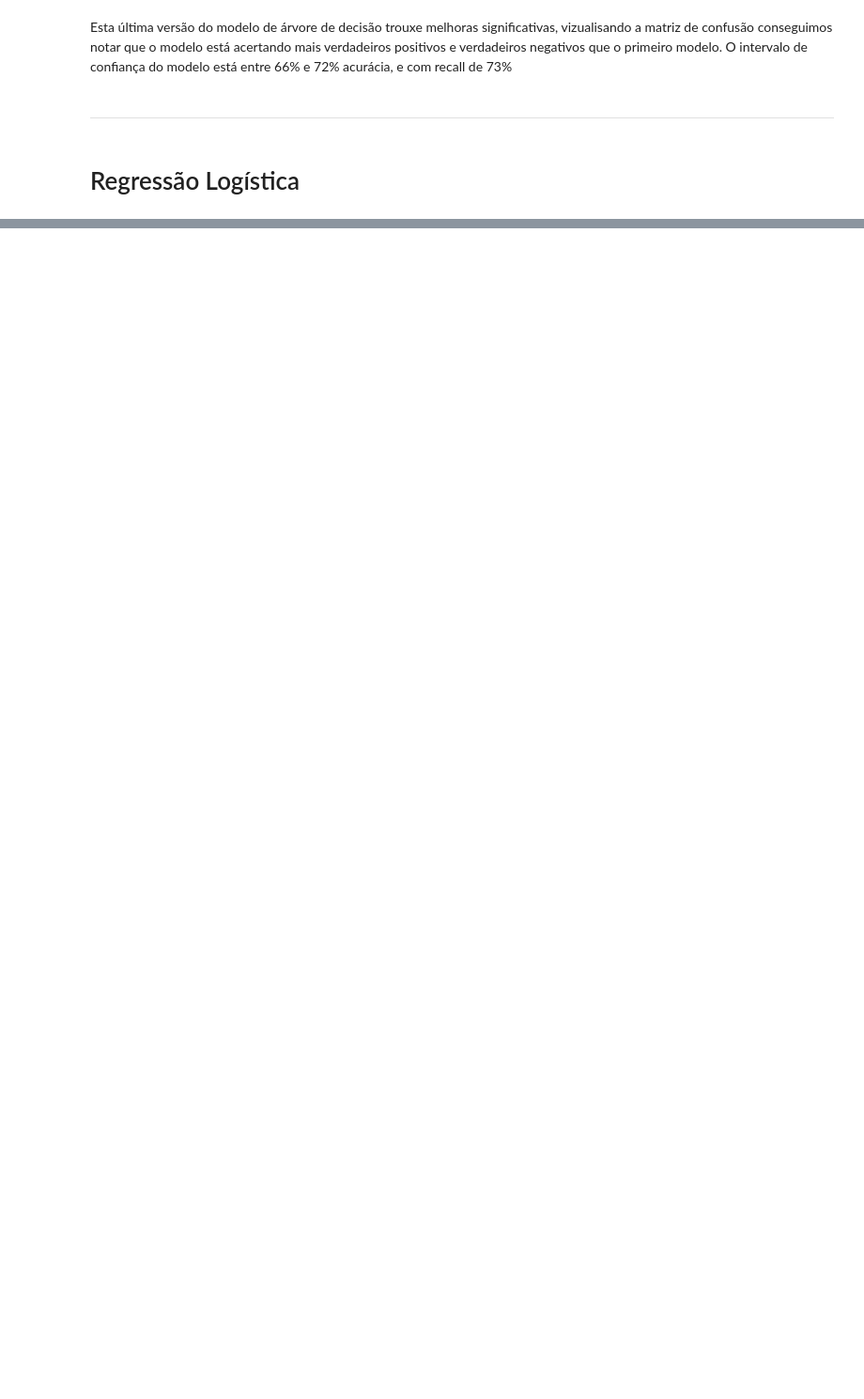
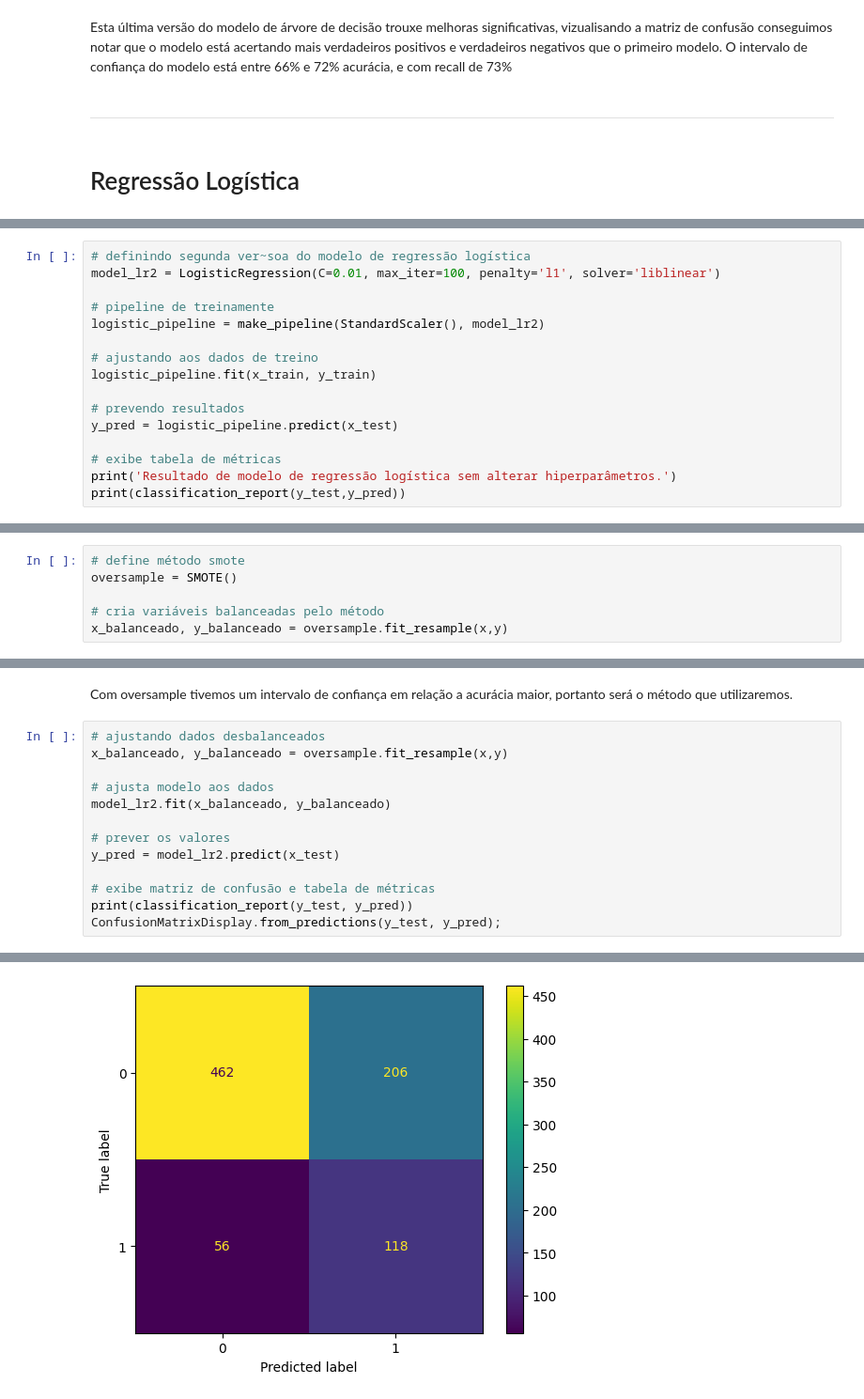
Before and after one commit to DieGod-DS/Wine_2.0, a Jupyter notebook: code/2.Modeling.ipynb, the cells around one changed output, grey strips where cells are left out. Shown at 94% size. Cells and saved outputs as stored; diff of their text form; blank space fills up the shorter version.

```diff
--- a/code/2.Modeling.ipynb
+++ b/code/2.Modeling.ipynb
@@ -491 +542,17 @@ lr_grid_search.best_params_
  'logisticregression__solver': 'liblinear'}
+# %%
+# definindo segunda ver~soa do modelo de regressão logística
+model_lr2 = LogisticRegression(C=0.01, max_iter=100, penalty='l1', solver='liblinear')
+
+# pipeline de treinamente
+logistic_pipeline = make_pipeline(StandardScaler(), model_lr2)
+
+# ajustando aos dados de treino
+logistic_pipeline.fit(x_train, y_train)
+
+# prevendo resultados
+y_pred = logistic_pipeline.predict(x_test)
+
+# exibe tabela de métricas
+print('Resultado de modelo de regressão logística sem alterar hiperparâmetros.')
+print(classification_report(y_test,y_pred))
@@ -491,0 +581,6 @@ lr_grid_search.best_params_
+# %%
+# define método smote
+oversample = SMOTE()
+
+# cria variáveis balanceadas pelo método
+x_balanceado, y_balanceado = oversample.fit_resample(x,y)
@@ -491,0 +627,16 @@ lr_grid_search.best_params_
+# %% [markdown]
+Com oversample tivemos um intervalo de confiança em relação a acurácia maior, portanto será o método que utilizaremos.
+# %%
+# ajustando dados desbalanceados
+x_balanceado, y_balanceado = oversample.fit_resample(x,y)
+
+# ajusta modelo aos dados
+model_lr2.fit(x_balanceado, y_balanceado)
+
+# prever os valores
+y_pred = model_lr2.predict(x_test)
+
+# exibe matriz de confusão e tabela de métricas
+print(classification_report(y_test, y_pred))
+ConfusionMatrixDisplay.from_predictions(y_test, y_pred);
+# %% [output]
@@ -491,0 +651 @@ lr_grid_search.best_params_
+[figure, added]
```
Also changed, not shown: parts of 56 cells of this notebook.
